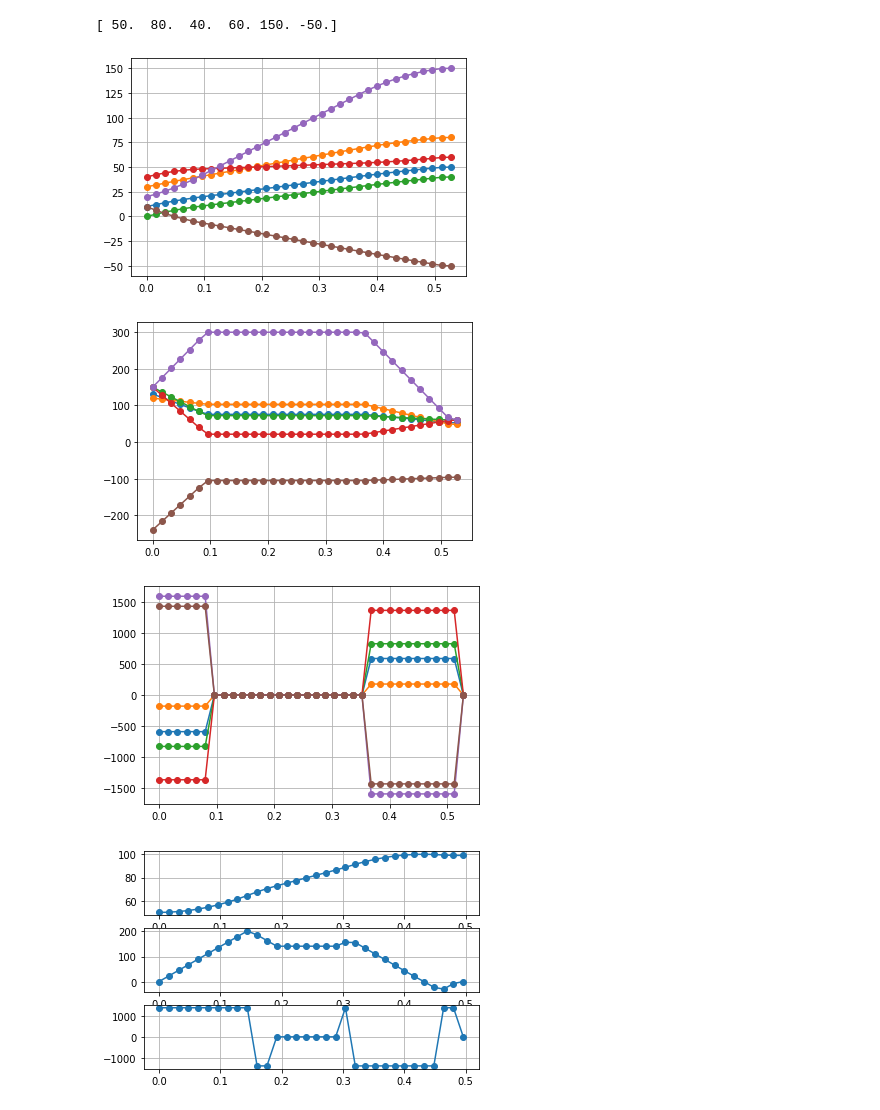
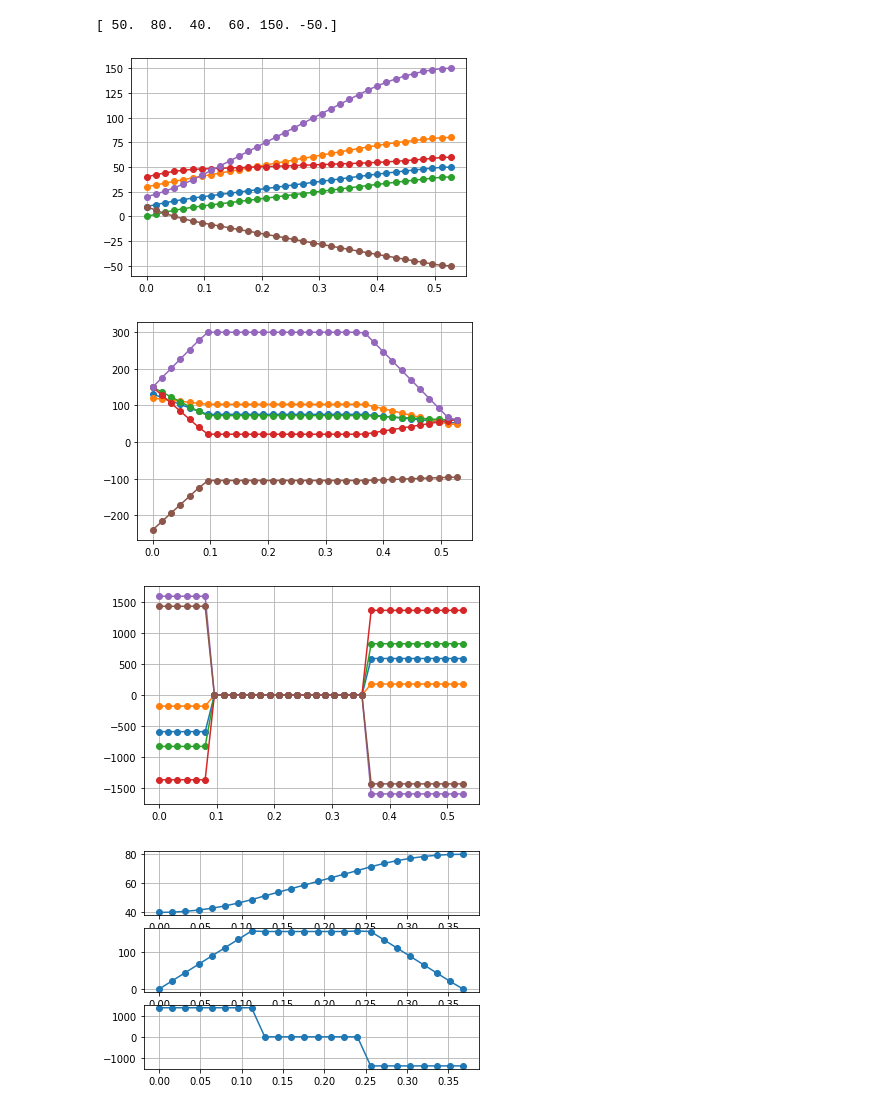
Before and after one commit to szmlb/tvpp, a Jupyter notebook: tvpp_notebook.ipynb, the cells around one changed output. Drawn from its saved outputs; the diff is of its cells as text; code cells hidden in the pictures.

```diff
--- a/tvpp_notebook.ipynb
+++ b/tvpp_notebook.ipynb
@@ -162,7 +162,7 @@ vn[3] = np.sign(qn[3] - q0[3]) * vmax[3] / 5.0
 vn[4] = np.sign(qn[4] - q0[4]) * vmax[4] / 5.0
 vn[5] = np.sign(qn[5] - q0[5]) * vmax[5] / 5.0
 
-tdata, qdata, vdata, adata = _tvpp.getMultiAxisSingleMotionProfile(q0, qn, v0, vn)
+tdata, qdata, vdata, adata, n = _tvpp.getMultiAxisSingleMotionProfile(q0, qn, v0, vn)
 
 qdata = np.array(qdata) / DEG2RAD
 vdata = np.array(vdata) / DEG2RAD
@@ -188,33 +188,38 @@ for i in range(dof):
 [ 50.  80.  40.  60. 150. -50.]
 [figure]
 [figure]
-[figure, old version]
+[figure, new version]
 # %%
 # example 3.1: single-axis multi-motion TVPP
-q0 = 50.0 * DEG2RAD
-q1 = 80.0 * DEG2RAD
-q2 = 100.0 * DEG2RAD
-qn = 99.0 * DEG2RAD
+#q0 = 50.0 * DEG2RAD
+#q1 = 80.0 * DEG2RAD
+#q2 = 100.0 * DEG2RAD
+#qn = 99.0 * DEG2RAD
+#waypoints = [q0, q1, q2, qn]
 
-waypoints = [q0, q1, q2, qn]
+q0 = 40.0 * DEG2RAD
+q1 = 60.0 * DEG2RAD
+qn = 80.0 * DEG2RAD
+waypoints = [q0, q1, qn]
+
 tdata, qdata, vdata, adata = _tvpp.getSingleAxisMultiMotionProfile(0, waypoints, tvpp.BlendingType.addingblend)
 qdata = np.array(qdata) / DEG2RAD
 vdata = np.array(vdata) / DEG2RAD
 adata = np.array(adata) / DEG2RAD
 
 plt.figure()
 plt.subplot(3, 1, 1)
 plt.plot(tdata, qdata, '-o')
 plt.grid()
 plt.subplot(3, 1, 2)
 plt.plot(tdata, vdata, '-o')
 plt.grid()
 plt.subplot(3, 1, 3)
 plt.plot(tdata, adata, '-o')
 plt.grid()
 plt.show()
 # %% [output]
-[figure, old version]
+[figure, new version]
 # %%
 # example 3.2: single-axis multi-motion TVPP with non-zero v0 and vn
 q0 = 50.0 * DEG2RAD
```
Also changed, not shown: parts of 6 cells of this notebook, 1 other file.
